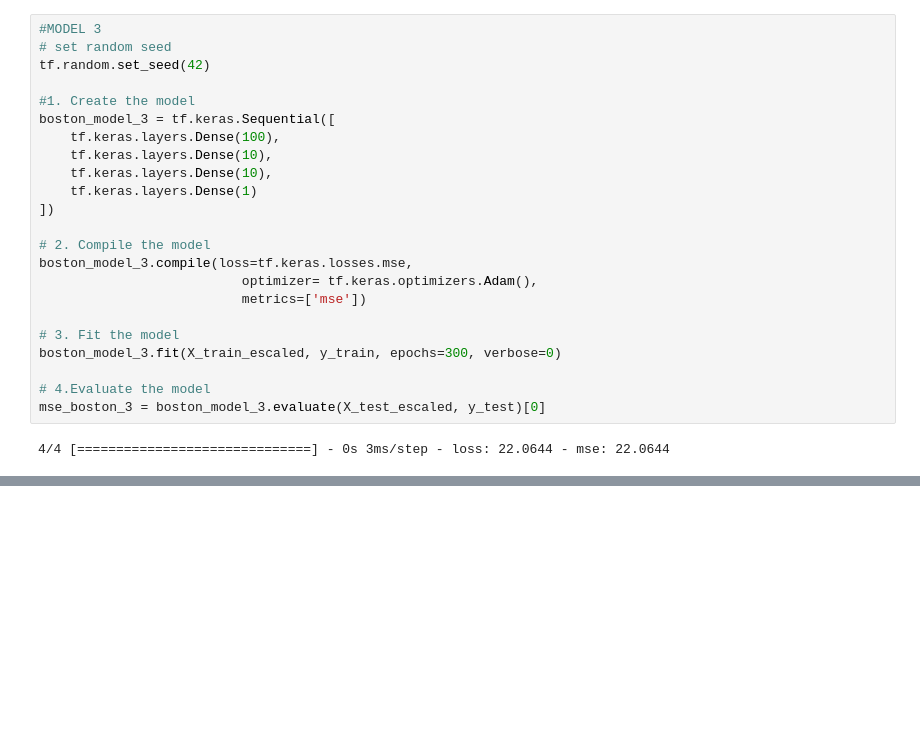
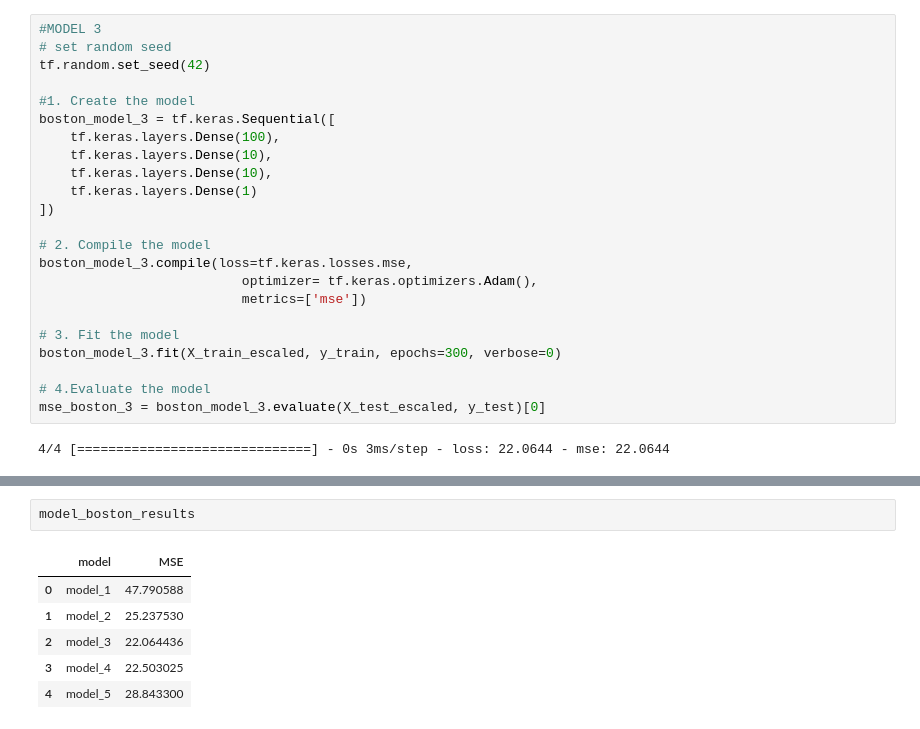
Before and after one commit to cavs1010/Regression-in-TF, a Jupyter notebook: Regressions_in_TF.ipynb, the cells around one changed output, grey strips where cells are left out. Cells and saved outputs as stored; diff of their text form; blank space fills up the shorter version.

```diff
--- a/Regressions_in_TF.ipynb
+++ b/Regressions_in_TF.ipynb
@@ -538,0 +585,9 @@ mse_boston_4 = boston_model_4.evaluate(X_test_escaled, y_test)[0]
+# %%
+model_boston_results
+# %% [output]
+|  | model | MSE |
+| 0 | model_1 | 47.790588 |
+| 1 | model_2 | 25.237530 |
+| 2 | model_3 | 22.064436 |
+| 3 | model_4 | 22.503025 |
+| 4 | model_5 | 28.843300 |
```
Also changed, not shown: parts of 12 cells of this notebook.
